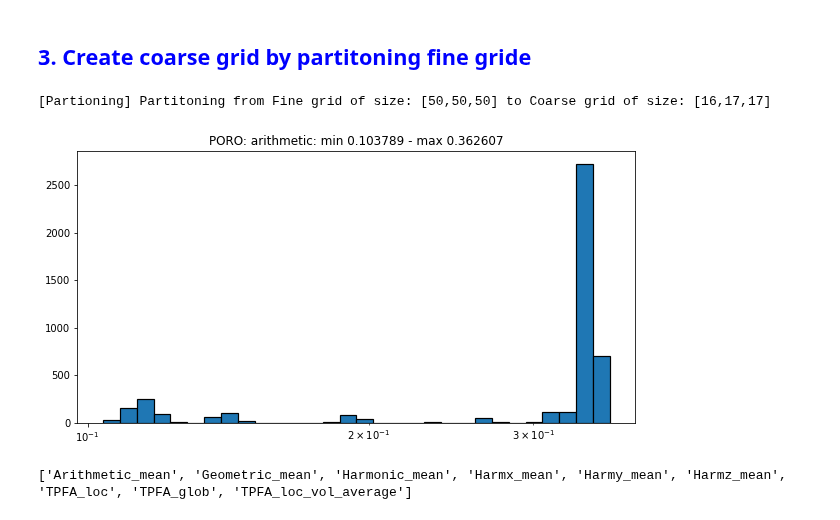
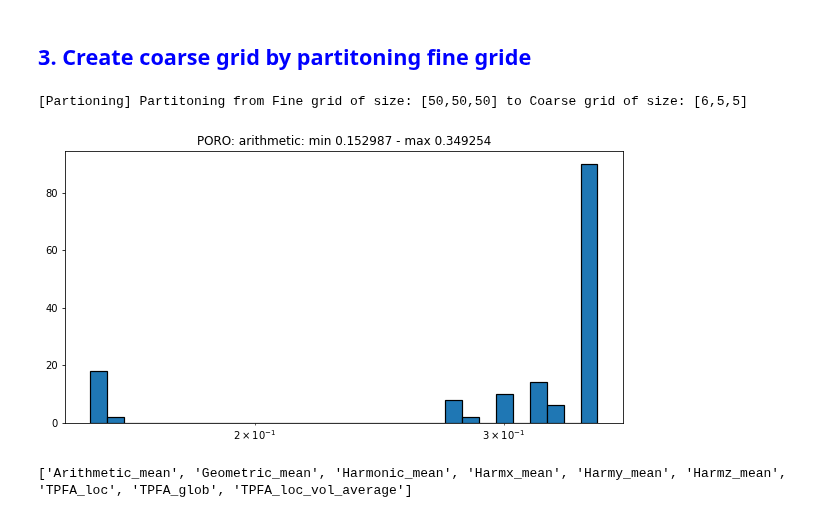
Before and after one commit to BinWang0213/PyGRDECL, a Jupyter notebook: Upscaling_Simplecrdecl.ipynb, the cells around one changed output. Drawn from its saved outputs; the diff is of its cells as text; code cells hidden in the pictures.

```diff
--- a/Upscaling_Simplecrdecl.ipynb
+++ b/Upscaling_Simplecrdecl.ipynb
@@ -84,17 +76,17 @@ Viewer(geometries=[{'vtkClass': 'vtkPolyData', 'points': {'vtkClass': 'vtkPoints
 ## <span style="color:blue"> 3. Create coarse grid by partitoning fine gride</span>
 # %%
 # 3.1 Set coarsening factor (grid dimensions of coarse cells)
-Model.GRDECL_Data.coarse2fine_ratio=[3]*3
+Model.GRDECL_Data.coarse2fine_ratio=[10]*3
 
 # 3.2 Create coarse grid and upscale porosity
 Model2=Model.create_coarse_model()
 
 # List of implemented upscaling methods
 methods=Model.Upscaler.list_upscaling_methods()
 print(methods)
 # %% [output]
-[Partioning] Partitoning from Fine grid of size: [50,50,50] to Coarse grid of size: [16,17,17]
+[Partioning] Partitoning from Fine grid of size: [50,50,50] to Coarse grid of size: [6,5,5]
-[figure, old version]
+[figure, new version]
 ['Arithmetic_mean', 'Geometric_mean', 'Harmonic_mean', 'Harmx_mean', 'Harmy_mean', 'Harmz_mean', 'TPFA_loc', 'TPFA_glob', 'TPFA_loc_vol_average']
 # %%
 # 3.3 Upscaling
```
Also changed, not shown: parts of 6 cells of this notebook, 3 other files.
